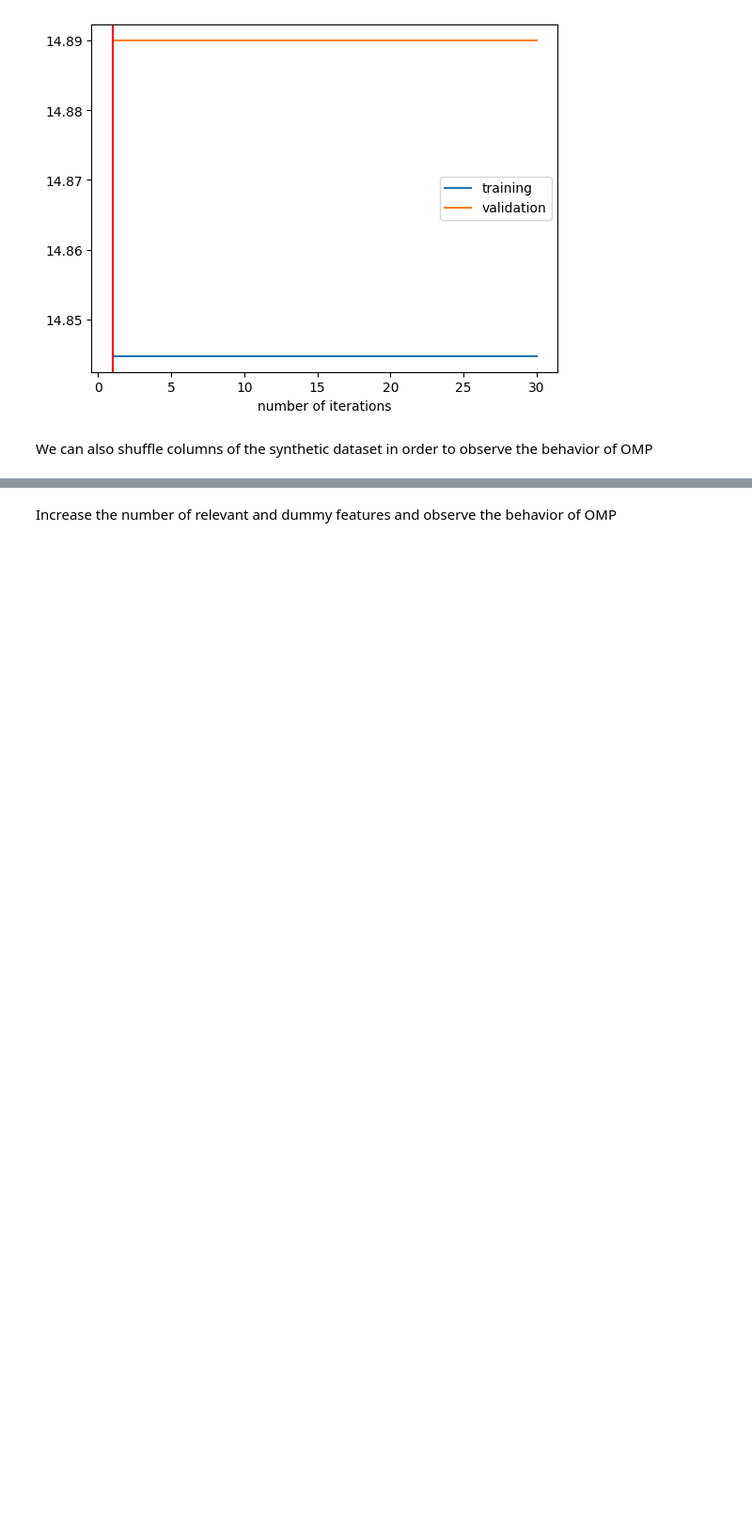
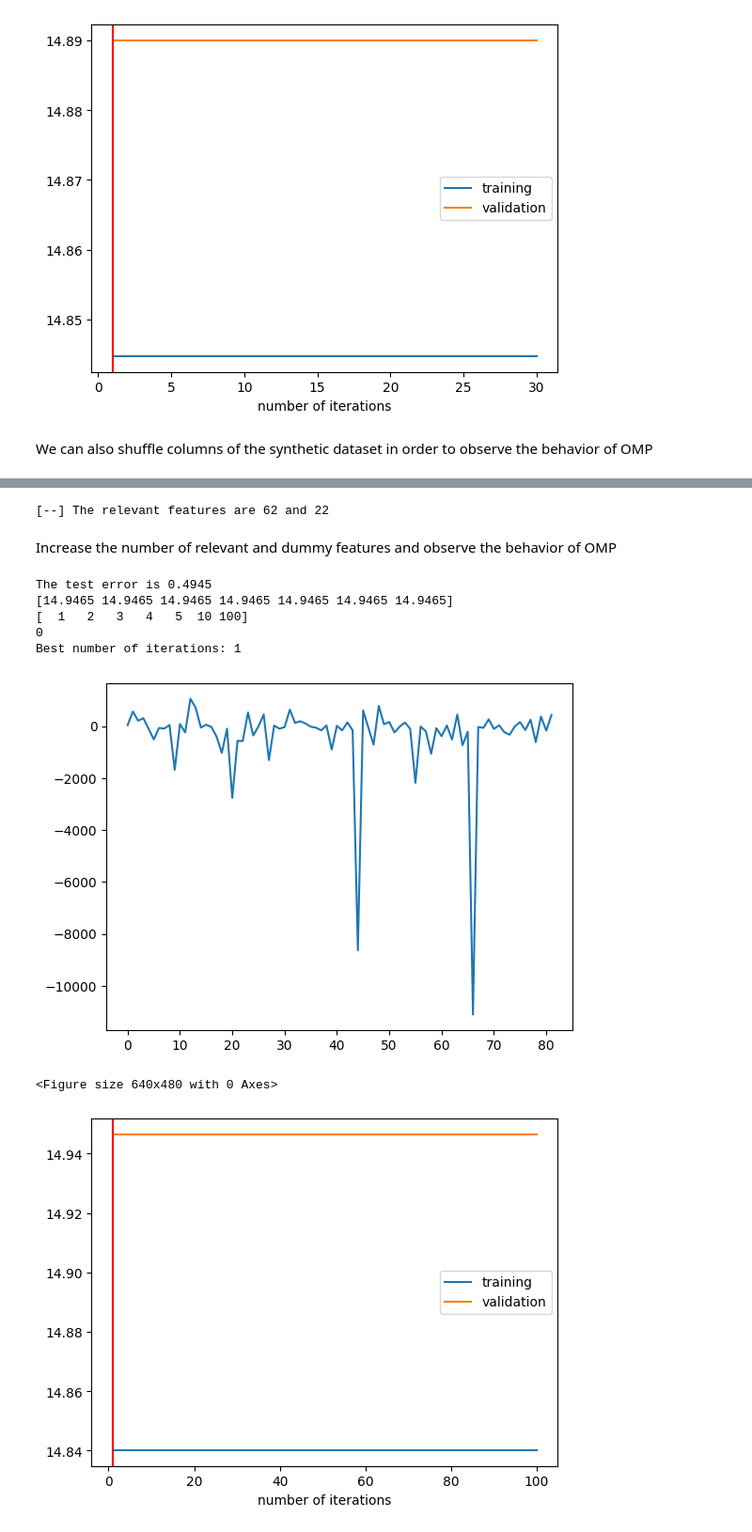
Before and after one commit to girofex/Machine-Learning-Algorithms, a Jupyter notebook: Lab7-OMP.ipynb, the cells around one changed output, grey strips where cells are left out. Shown at 94% size. Cells and saved outputs as stored; diff of their text form; code cells hidden in the pictures; blank space fills up the shorter version.

```diff
--- a/Lab7-OMP.ipynb
+++ b/Lab7-OMP.ipynb
@@ -274,20 +278,50 @@ print("[--] The relevant features are {} and {}".format((shuffle_idx == 0).argma
 # %%
 # Run OMP and verify that it is able to find the relevant features
 w, r, I = OMatchingPursuit(Xtr, Ytr, 20)
+
+print("[--] The relevant features are {} and {}".format((shuffle_idx == 0).argmax(), (shuffle_idx == 1).argmax() ))
+# %% [output]
+[--] The relevant features are 62 and 22
 # %% [markdown]
 Increase the number of relevant and dummy features and observe the behavior of OMP
 # %%
 # Insert your code here
 d = 100
 d_rev = 20
 
 Xtr, Ytr = mixGauss(means = [[0,0],[2,2]], sigmas = [0.9, 0.75], n=n)
 Xte, Yte = mixGauss(means = [[0,0],[2,2]], sigmas = [0.9, 0.75], n=n)
 
 sigma_noise = 1
 Xtr_noise = sigma_noise * rnd_state.randn(2*n, d-d_rev)
-Xtr = np.concatenate((Xtr,Xtr_noise), axis=1)
+Xtr = np.concatenate((Xtr, Xtr_noise), axis=1)
 Xte_noise = sigma_noise * rnd_state.randn(2*n, d-d_rev)
-Xte = np.concatenate((Xte,Xte_noise), axis=1)
+Xte = np.concatenate((Xte, Xte_noise), axis=1)
 
 w, r, I = OMatchingPursuit(Xtr, Ytr, 20)
+Ypred = np.sign(Xte.dot(w))
+err = calcError(Ypred, Yte)
+print(f"The test error is {err}")
+
+plt.plot(w);
+
+niter_list = [1, 2, 3, 4, 5, 10, d]
+bestniter, Vm, Vs, Tm, Ts = KFoldCVOMP(Xtrnorm, Xtrnorm, KF, niter_list)
+
+plt.figure()
+plt.subplots()
+plt.plot(niter_list, Tm, label="training")
+plt.plot(niter_list, Vm, label="validation")
+plt.legend(loc="best")
+plt.xlabel("number of iterations")
+plt.axvline(bestniter, color="red")
+print('Best number of iterations: '+str(bestniter))
+# %% [output]
+The test error is 0.4945
+[14.9465 14.9465 14.9465 14.9465 14.9465 14.9465 14.9465]
+[  1   2   3   4   5  10 100]
+0
+Best number of iterations: 1
+[figure, added]
+<Figure size 640x480 with 0 Axes>
+[figure, added]
```
Also changed, not shown: parts of 3 cells of this notebook.
